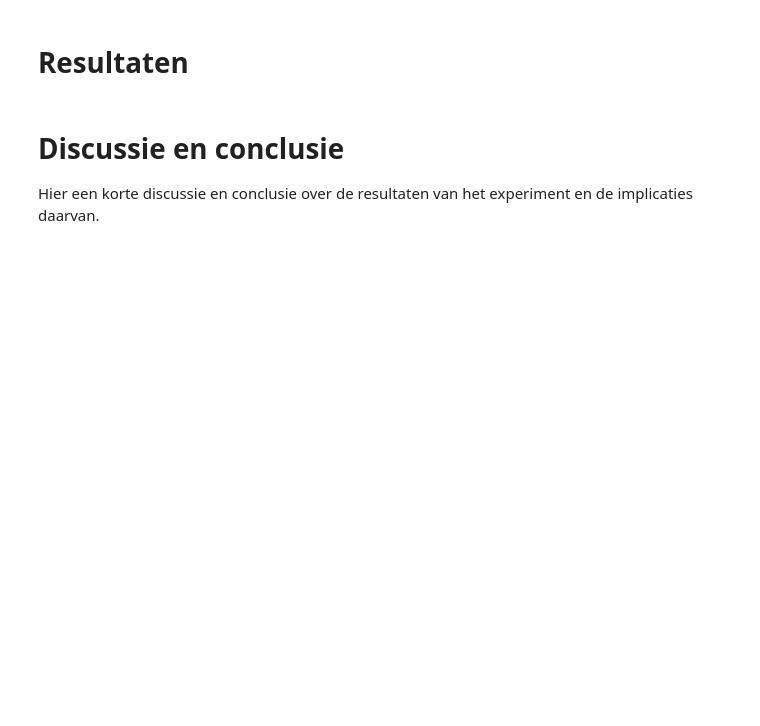
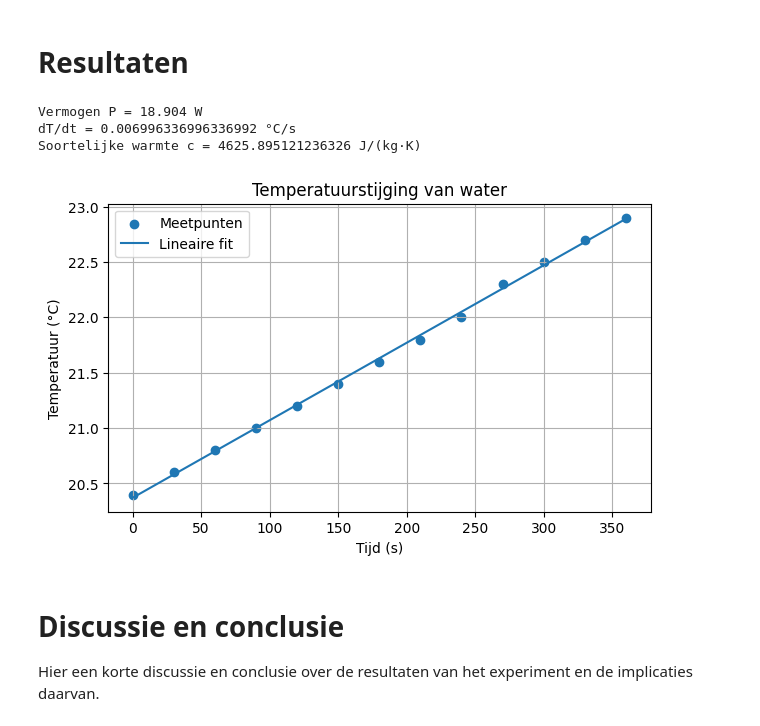
Before and after one commit to Daan401/thermolabDD, a Jupyter notebook: Content/Labs/cwater.ipynb, the cells around one changed output. Cells and saved outputs as stored; diff of their text form; code cells hidden in the pictures; blank space fills up the shorter version.

```diff
--- a/Content/Labs/cwater.ipynb
+++ b/Content/Labs/cwater.ipynb
@@ -58,12 +89,42 @@ Geef kort de data-analysemethode weer.
 # %%
 # Hier de data en de analyse
 import numpy as np
 import matplotlib.pyplot as plt
 from scipy.optimize import curve_fit
 
 Spanning = 13.6 #volt
 Stroom = 1.39 #ampère
-m_water = 584.1 #gram
+m_water = 0.5841 #kilogram
 T_water_begin = 293.35 #kelvin
 tijd_gemeten = np.array([0,30,60,90,120,150,180,210,240,270,300,330,360])
 T_water = np.array([20.4,20.6,20.8,21.0,21.2,21.4,21.6,21.8,22.0,22.3,22.5,22.7,22.9])
+
+# Vermogen berekenen
+P = Spanning * Stroom   # Watt
+
+# Lineaire regressie om dT/dt te bepalen
+coeffs = np.polyfit(tijd_gemeten, T_water, 1)
+dT_dt = coeffs[0]   # helling (°C per seconde)
+
+# Soortelijke warmte c berekenen
+c = P / (m_water * dT_dt)
+
+print("Vermogen P =", P, "W")
+print("dT/dt =", dT_dt, "°C/s")
+print("Soortelijke warmte c =", c, "J/(kg·K)")
+
+# Plot van temperatuur tegen tijd
+plt.figure(figsize=(7,4))
+plt.scatter(tijd_gemeten, T_water, label="Meetpunten")
+plt.plot(tijd_gemeten, coeffs[0]*tijd_gemeten + coeffs[1], label="Lineaire fit")
+plt.xlabel("Tijd (s)")
+plt.ylabel("Temperatuur (°C)")
+plt.title("Temperatuurstijging van water")
+plt.legend()
+plt.grid(True)
+plt.show()
+# %% [output]
+Vermogen P = 18.904 W
+dT/dt = 0.006996336996336992 °C/s
+Soortelijke warmte c = 4625.895121236326 J/(kg·K)
+[figure, added]
```
Also changed, not shown: parts of 2 cells of this notebook, 2 other files.
